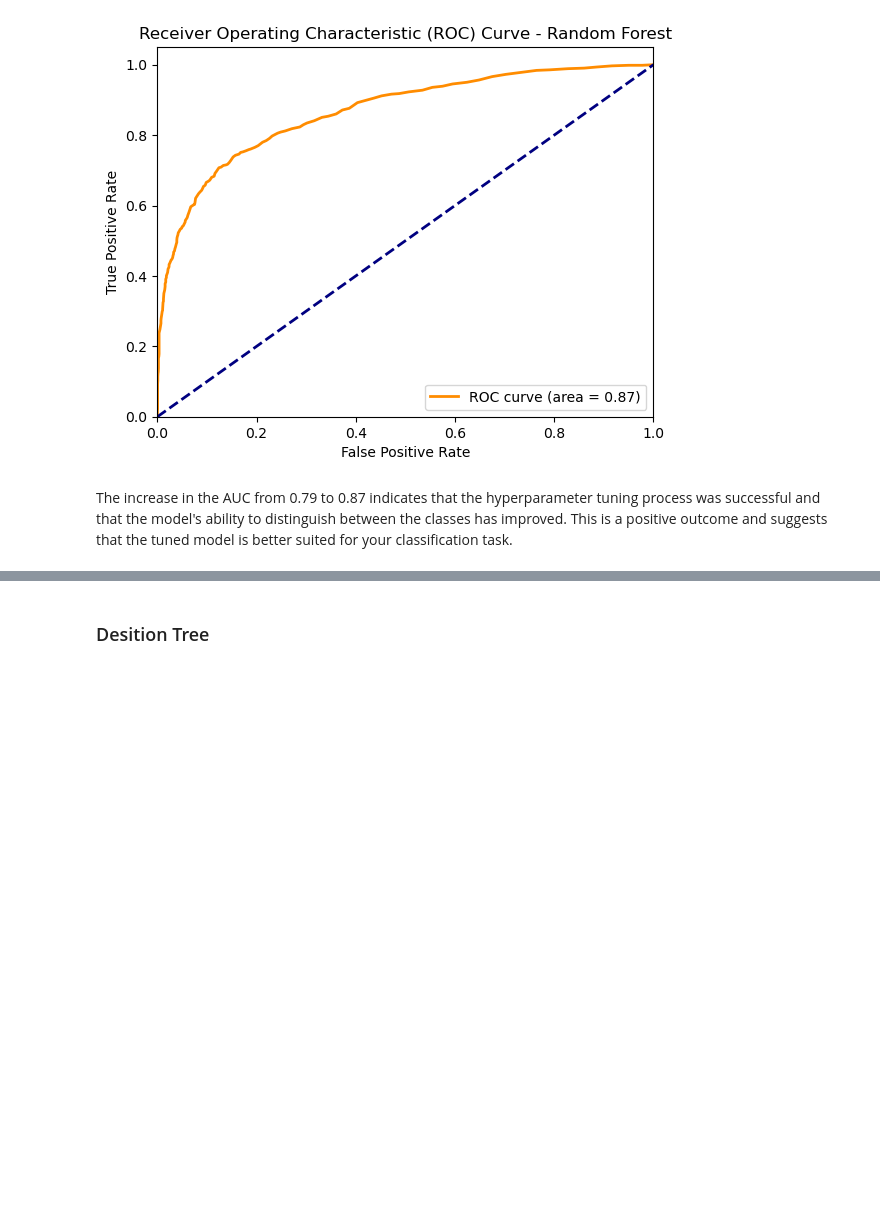
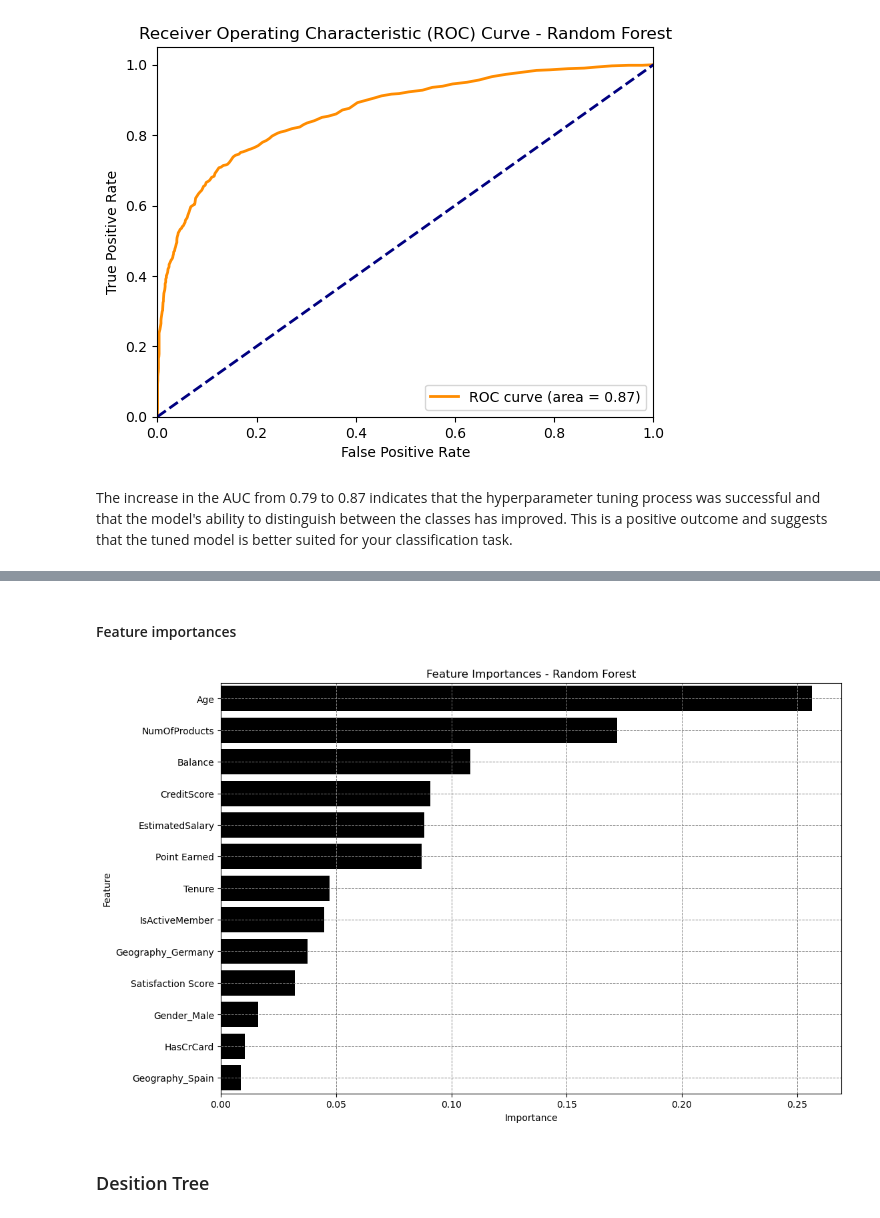
Before and after one commit to oglezsan/bankcustomerEDA, a Jupyter notebook: notebooks/nb2.ipynb, the cells around one changed output, grey strips where cells are left out. Saved outputs shown, nothing was run; the diff lists cells and outputs as text; code cells hidden in the pictures; blank space fills up the shorter version.

```diff
--- a/notebooks/nb2.ipynb
+++ b/notebooks/nb2.ipynb
@@ -435,3 +532,37 @@ The increase in the AUC from 0.79 to 0.87 indicates that the hyperparameter tuni
+# %% [markdown]
+#### Feature importances
+# %%
+# Get the feature names after one-hot encoding
+onehot_encoder = preprocessor.named_transformers_['cat']
+encoded_feature_names = onehot_encoder.get_feature_names_out(categorical_features)
+
+# Combine the numeric and encoded categorical feature names
+all_feature_names = numeric_features + list(encoded_feature_names)
+
+# Get feature importances from the model
+feature_importances = rf_model.feature_importances_
+
+# Create a DataFrame for better visualization
+importance_df = pd.DataFrame({
+    'Feature': all_feature_names,
+    'Importance': feature_importances
+})
+
+# Sort the DataFrame by importance
+importance_df = importance_df.sort_values(by='Importance', ascending=False)
+
+# Plot the feature importances with black bars
+plt.figure(figsize=(12, 8))
+ax = sns.barplot(x='Importance', y='Feature', data=importance_df, color='black')
+plt.title('Feature Importances - Random Forest')
+plt.xlabel('Importance')
+plt.ylabel('Feature')
+plt.grid(True, color='grey', linestyle='--', linewidth=0.7)
+
+# Show the plot
+plt.show()
+# %% [output]
+[figure, added]
 # %% [markdown]
 ### Desition Tree
 # %%
```
Also changed, not shown: parts of 2 cells of this notebook.
